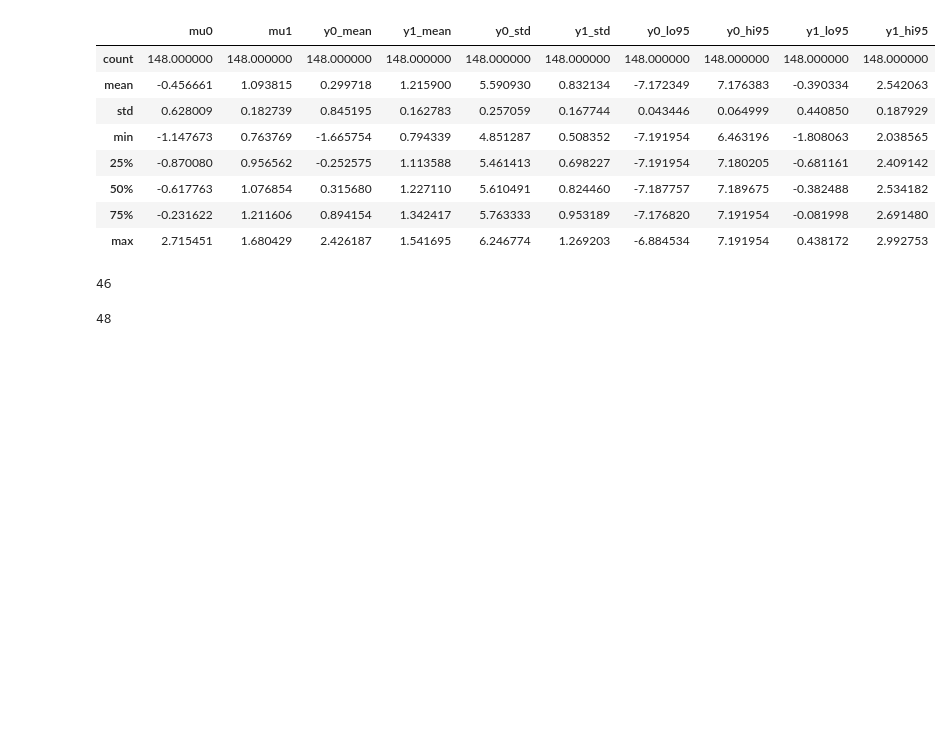
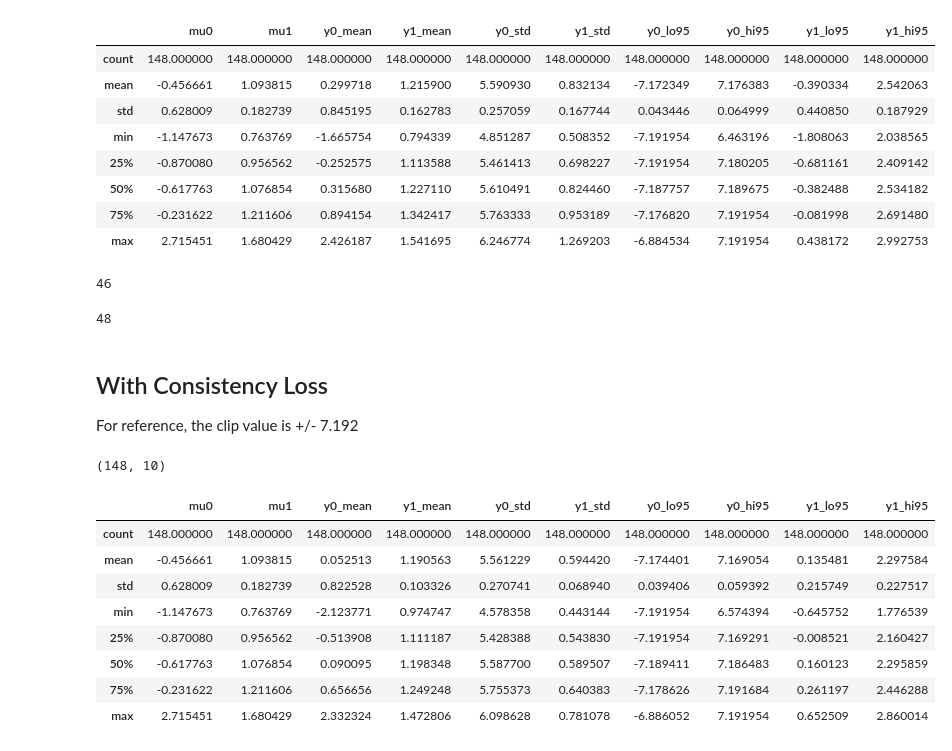
Before and after one commit to case547/diffusion-irregular-ehr, a Jupyter notebook: results_analysis.ipynb, the cells around one changed output. Saved outputs shown, nothing was run; the diff lists cells and outputs as text; code cells hidden in the pictures; blank space fills up the shorter version.

```diff
--- a/results_analysis.ipynb
+++ b/results_analysis.ipynb
@@ -34,3 +36,22 @@ sum(df["y0_lo95"] == df["y0_lo95"].min())
 sum(df["y0_hi95"] == df["y0_hi95"].max())
 # %% [output]
 48
+# %% [markdown]
+## With Consistency Loss
+
+For reference, the clip value is +/- 7.192
+# %%
+df = pd.read_csv("results/preds_hybrid_conf_2026-08-29T15_01_59_rep1.csv")
+print(df.shape)
+df.describe()
+# %% [output]
+(148, 10)
+|  | mu0 | mu1 | y0_mean | y1_mean | y0_std | y1_std | y0_lo95 | y0_hi95 | y1_lo95 | y1_hi95 |
+| count | 148.000000 | 148.000000 | 148.000000 | 148.000000 | 148.000000 | 148.000000 | 148.000000 | 148.000000 | 148.000000 | 148.000000 |
+| mean | -0.456661 | 1.093815 | 0.052513 | 1.190563 | 5.561229 | 0.594420 | -7.174401 | 7.169054 | 0.135481 | 2.297584 |
+| std | 0.628009 | 0.182739 | 0.822528 | 0.103326 | 0.270741 | 0.068940 | 0.039406 | 0.059392 | 0.215749 | 0.227517 |
+| min | -1.147673 | 0.763769 | -2.123771 | 0.974747 | 4.578358 | 0.443144 | -7.191954 | 6.574394 | -0.645752 | 1.776539 |
+| 25% | -0.870080 | 0.956562 | -0.513908 | 1.111187 | 5.428388 | 0.543830 | -7.191954 | 7.169291 | -0.008521 | 2.160427 |
+| 50% | -0.617763 | 1.076854 | 0.090095 | 1.198348 | 5.587700 | 0.589507 | -7.189411 | 7.186483 | 0.160123 | 2.295859 |
+| 75% | -0.231622 | 1.211606 | 0.656656 | 1.249248 | 5.755373 | 0.640383 | -7.178626 | 7.191684 | 0.261197 | 2.446288 |
+| max | 2.715451 | 1.680429 | 2.332324 | 1.472806 | 6.098628 | 0.781078 | -6.886052 | 7.191954 | 0.652509 | 2.860014 |
```
Also changed, not shown: parts of 4 cells of this notebook, 7 other files.
